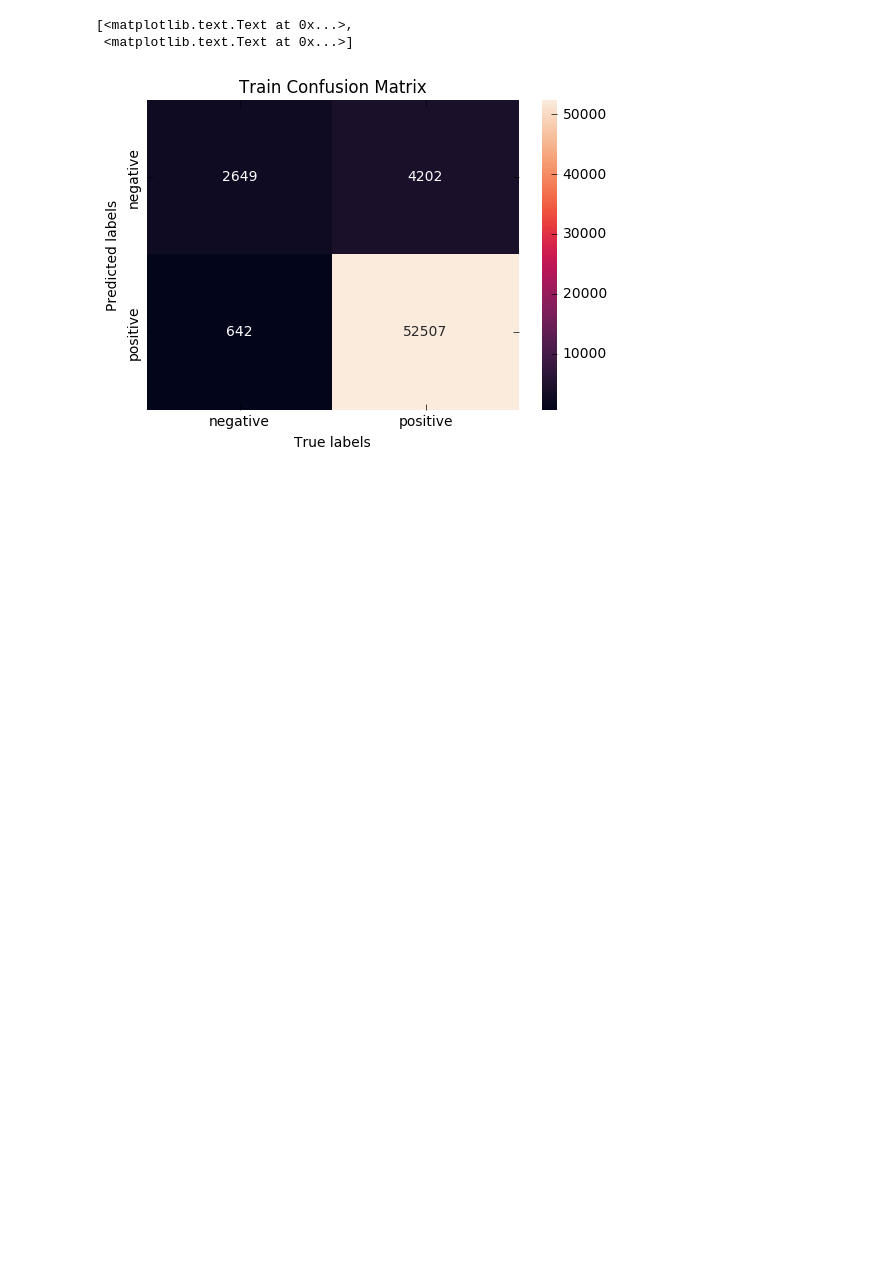
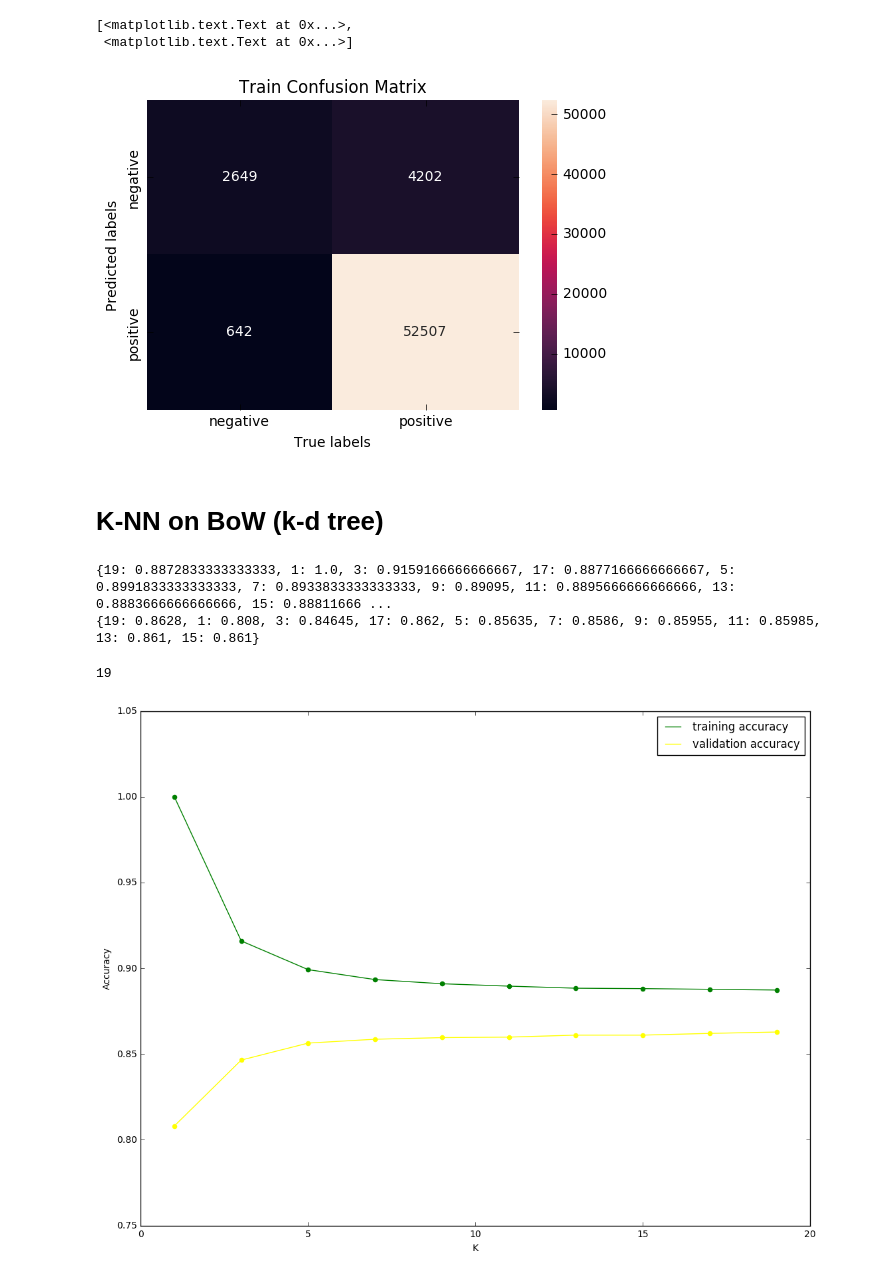
Before and after one commit to rajendrac3/Machine-Learning, a Jupyter notebook: Assignment3/K-NN.ipynb, the cells around one changed output. Drawn from its saved outputs; the diff is of its cells as text; code cells hidden in the pictures; blank space fills up the shorter version.

```diff
--- a/Assignment3/K-NN.ipynb
+++ b/Assignment3/K-NN.ipynb
@@ -1098,3 +1098,53 @@ ax.yaxis.set_ticklabels(['negative', 'positive'])
 [<matplotlib.text.Text at 0x...>,
  <matplotlib.text.Text at 0x...>]
 [figure]
+# %% [markdown]
+# K-NN on BoW (k-d tree)
+# %%
+import pickle
+with open(r"BoW.pkl", "rb") as input_file:
+    BoW_dict = pickle.load(input_file)
+# %%
+from sklearn.neighbors import KNeighborsClassifier
+from tqdm import tqdm
+
+bow_auc_train = []
+bow_auc_cv = []
+bow_auc_test = []
+
+for k_value in tqdm(range(1, 20, 2)):
+    knn = KNeighborsClassifier(n_neighbors = k_value, algorithm='kd_tree', n_jobs = -1)
+    knn.fit(BoW_dict['X_train_vect'],Y_train)
+
+    train_proba = knn.score(BoW_dict['X_train_vect'], Y_train)
+    bow_auc_train.append(train_proba)
+    cv_proba = knn.score(BoW_dict['X_val_vect'], Y_val)
+    bow_auc_cv.append(cv_proba)
+# %%
+k_vals = range(1, 20, 2)
+train_k_dict = dict(zip(k_vals, bow_auc_train))
+val_k_dict = dict(zip(k_vals, bow_auc_cv))
+print(train_k_dict)
+print(val_k_dict)
+# %% [output]
+{19: 0.8872833333333333, 1: 1.0, 3: 0.9159166666666667, 17: 0.8877166666666667, 5: 0.8991833333333333, 7: 0.8933833333333333, 9: 0.89095, 11: 0.8895666666666666, 13: 0.8883666666666666, 15: 0.88811666 ...
+{19: 0.8628, 1: 0.808, 3: 0.84645, 17: 0.862, 5: 0.85635, 7: 0.8586, 9: 0.85955, 11: 0.85985, 13: 0.861, 15: 0.861}
+# %%
+bow_best_k = max(val_k_dict, key=val_k_dict.get)
+bow_best_k
+# %% [output]
+19
+# %%
+plt.figure(figsize=(13, 10))
+neighbors_settings = range(1, 20, 2)
+plt.plot(neighbors_settings, bow_auc_train, label="training accuracy", color='green')
+plt.plot(neighbors_settings, bow_auc_cv, label="validation accuracy", color='yellow')
+plt.scatter(neighbors_settings, bow_auc_train, color='green')
+plt.scatter(neighbors_settings, bow_auc_cv, color='yellow')
+plt.xlabel('K')
+plt.ylabel('Accuracy')
+plt.legend()
+
+plt.show()
+# %% [output]
+[figure, added]
```
Also changed, not shown: parts of 6 cells of this notebook.
